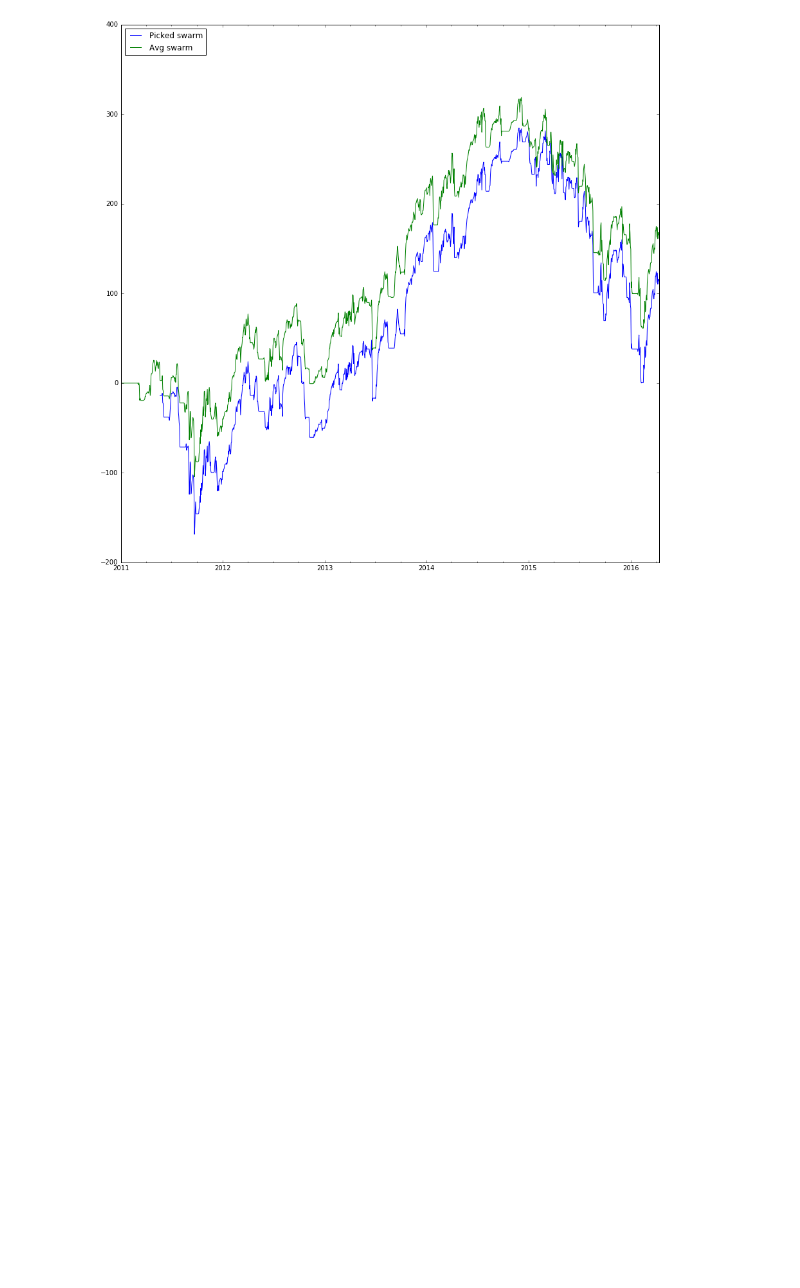
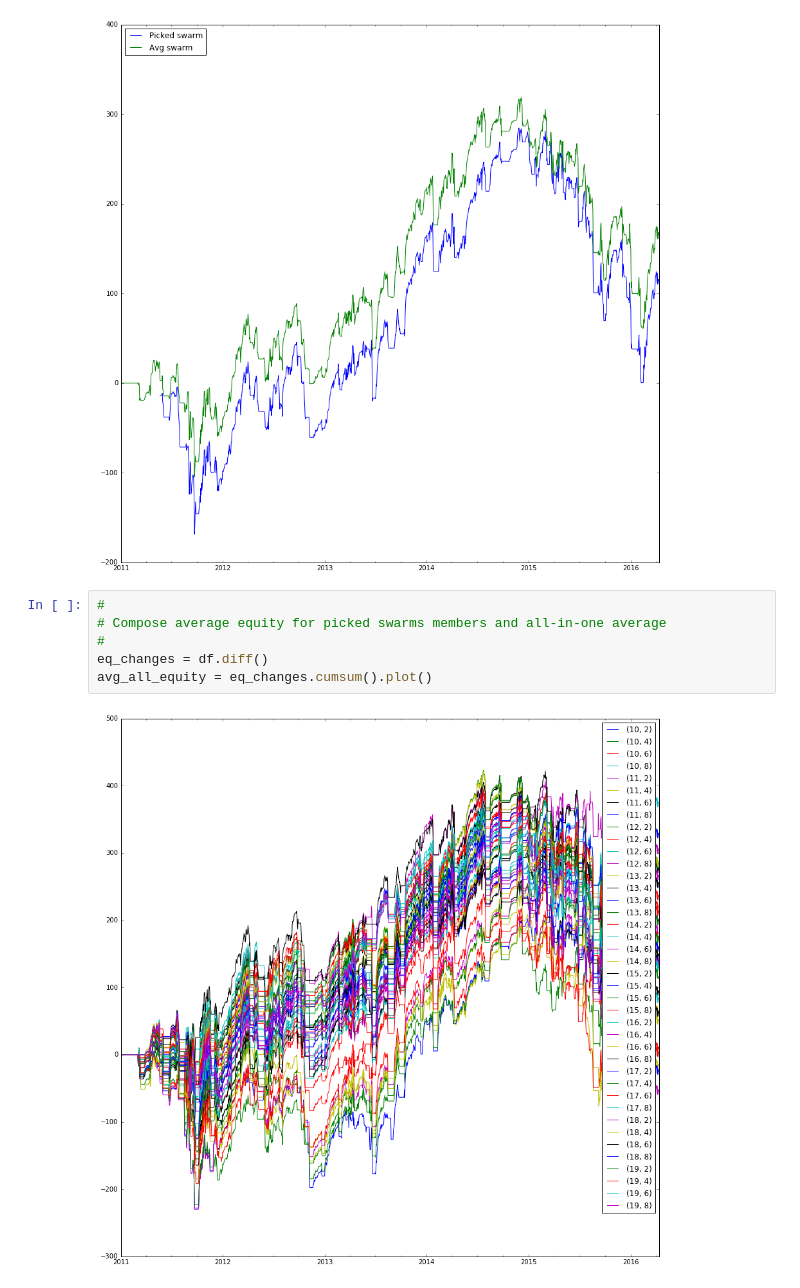
Before and after one commit to trendmanagement/tmqrexo_alexveden, a Jupyter notebook: notebooks/SwarmPicker_Sample.ipynb, the cells around one changed output. Drawn from its saved outputs; the diff is of its cells as text; blank space fills up the shorter version.

```diff
--- a/notebooks/SwarmPicker_Sample.ipynb
+++ b/notebooks/SwarmPicker_Sample.ipynb
@@ -144,3 +144,11 @@ legend(loc=2)
 # %% [output]
 <matplotlib.legend.Legend at 0x...>
 [figure]
+# %%
+#
+# Compose average equity for picked swarms members and all-in-one average
+#
+eq_changes = df.diff()
+avg_all_equity = eq_changes.cumsum().plot()
+# %% [output]
+[figure, added]
```
Also changed, not shown: 9 other files.
